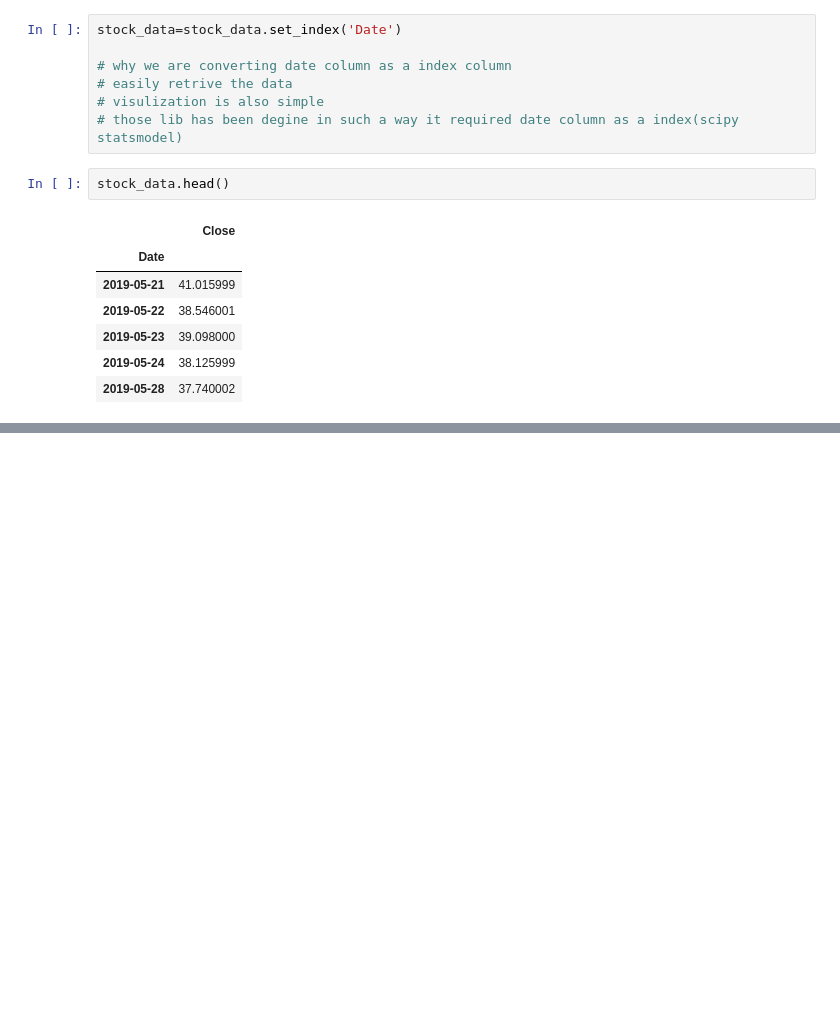
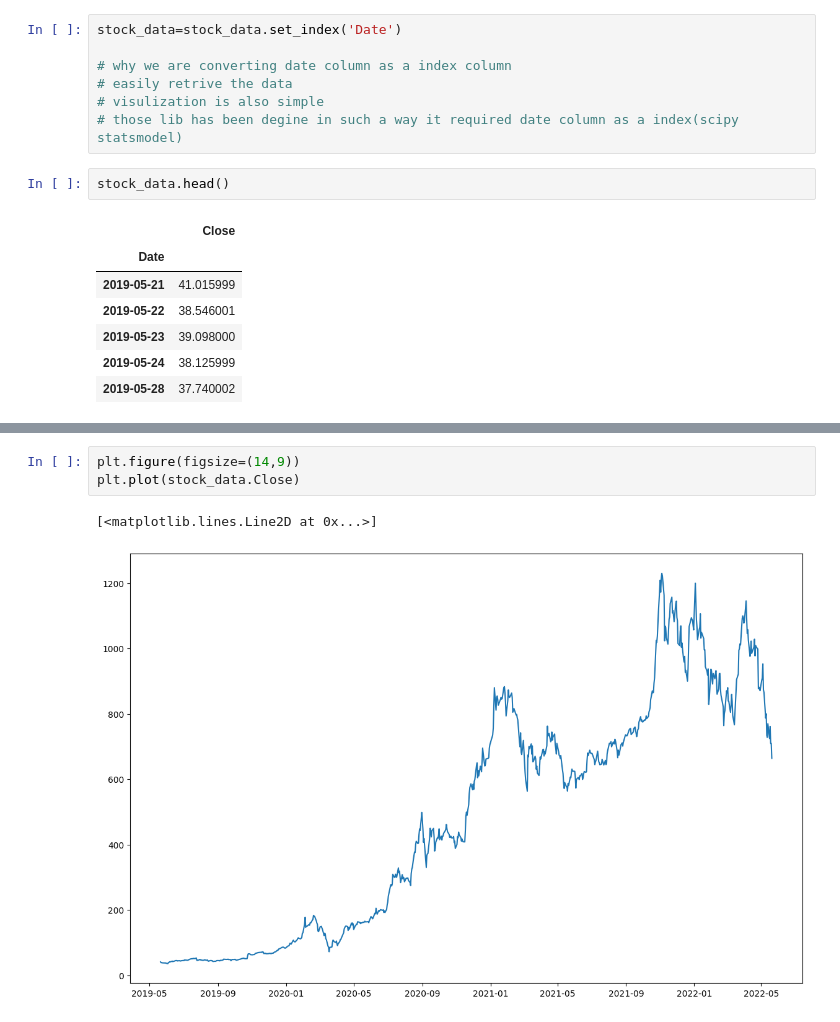
Before and after one commit to Monish-Nallagondalla/ML-Revision, a Jupyter notebook: Anomaly Detection and Time series/Timeseries_TSLA.ipynb, the cells around one changed output, grey strips where cells are left out. Saved outputs shown, nothing was run; the diff lists cells and outputs as text; blank space fills up the shorter version.

```diff
--- a/Anomaly Detection and Time series/Timeseries_TSLA.ipynb
+++ b/Anomaly Detection and Time series/Timeseries_TSLA.ipynb
@@ -76,0 +113,6 @@ stock_data.head()
+# %%
+plt.figure(figsize=(14,9))
+plt.plot(stock_data.Close)
+# %% [output]
+[<matplotlib.lines.Line2D at 0x...>]
+[figure, added]
```
Also changed, not shown: parts of 4 cells of this notebook.
